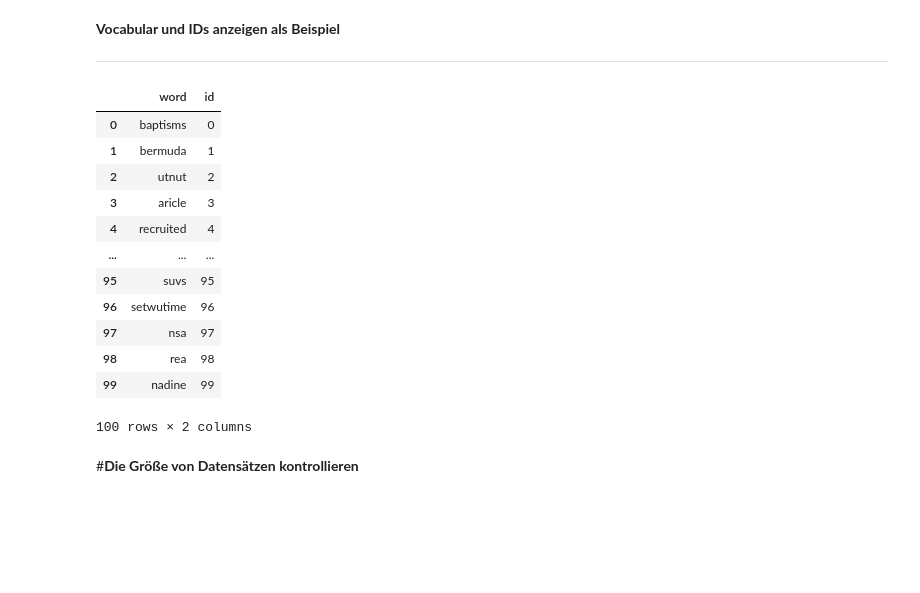
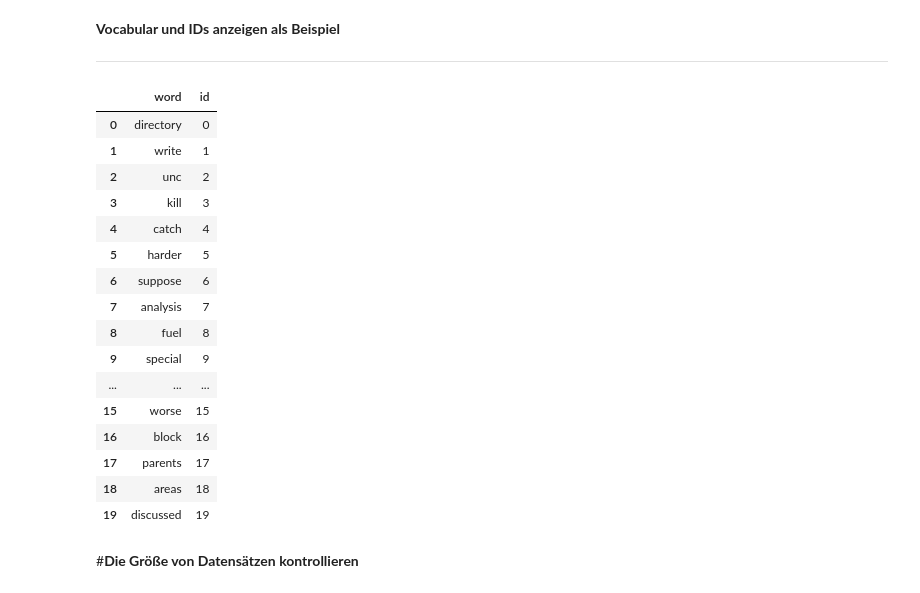
Before and after one commit to hanhluukim/replication-topic-modelling-in-embedding-space, a Jupyter notebook: notebook_replication.ipynb, the cells around one changed output. Saved outputs shown, nothing was run; the diff lists cells and outputs as text; code cells hidden in the pictures; blank space fills up the shorter version.

```diff
--- a/notebook_replication.ipynb
+++ b/notebook_replication.ipynb
@@ -336,24 +226,28 @@ finised creating bow input!
 ---
 # %%
 # show for samples: 100 word2id and id2 word
-word2id_df_100 = pd.DataFrame()
-word2id_df_100['word'] = list(word2id.keys())[:100]
-word2id_df_100['id'] = list(word2id.values())[:100]
-word2id_df_100
+word2id_df_sample = pd.DataFrame()
+word2id_df_sample['word'] = list(word2id.keys())[:20]
+word2id_df_sample['id'] = list(word2id.values())[:20]
+word2id_df_sample
 # %% [output]
 |  | word | id |
-| 0 | baptisms | 0 |
-| 1 | bermuda | 1 |
-| 2 | utnut | 2 |
-| 3 | aricle | 3 |
-| 4 | recruited | 4 |
+| 0 | directory | 0 |
+| 1 | write | 1 |
+| 2 | unc | 2 |
+| 3 | kill | 3 |
+| 4 | catch | 4 |
+| 5 | harder | 5 |
+| 6 | suppose | 6 |
+| 7 | analysis | 7 |
+| 8 | fuel | 8 |
+| 9 | special | 9 |
 | ... | ... | ... |
-| 95 | suvs | 95 |
-| 96 | setwutime | 96 |
-| 97 | nsa | 97 |
-| 98 | rea | 98 |
-| 99 | nadine | 99 |
+| 15 | worse | 15 |
+| 16 | block | 16 |
+| 17 | parents | 17 |
+| 18 | areas | 18 |
+| 19 | discussed | 19 |
-100 rows × 2 columns
 # %% [markdown]
 #**Die Größe von Datensätzen kontrollieren**
 # %%
```
Also changed, not shown: parts of 41 cells of this notebook.
